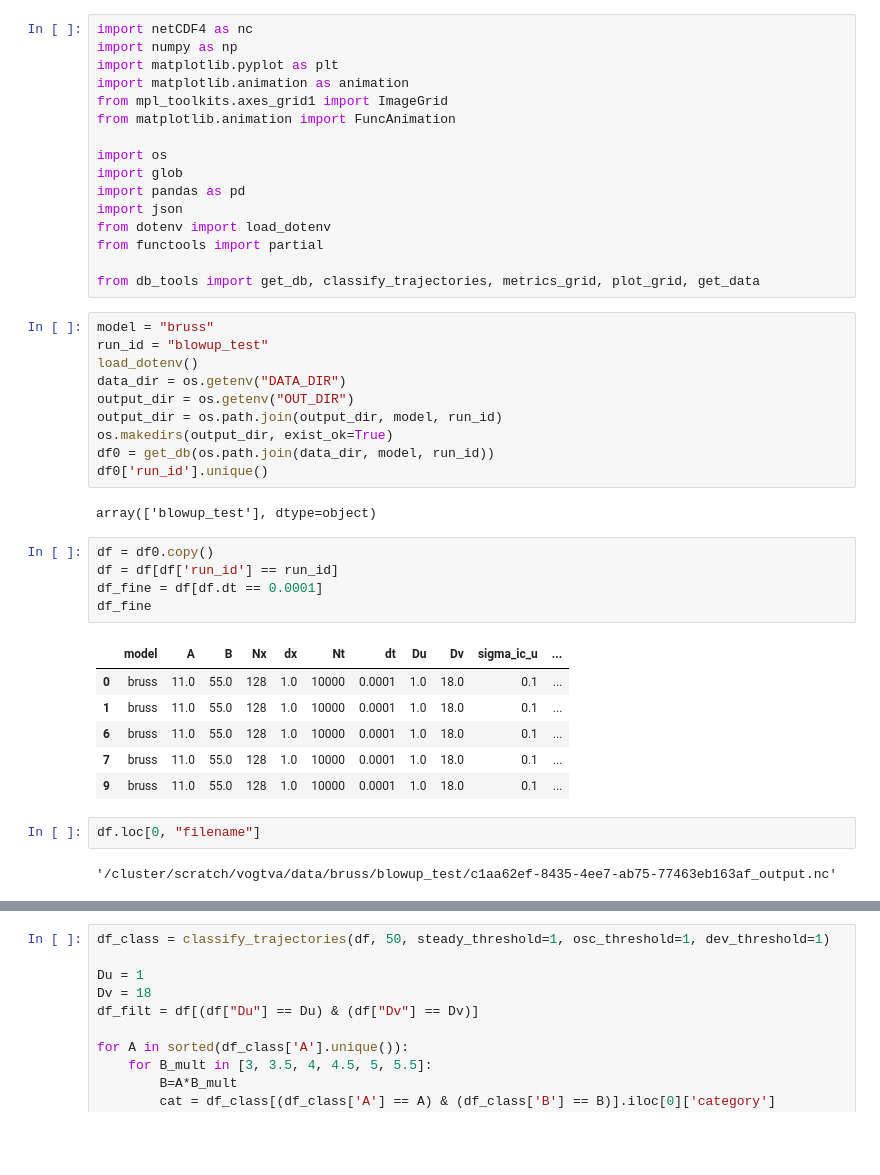
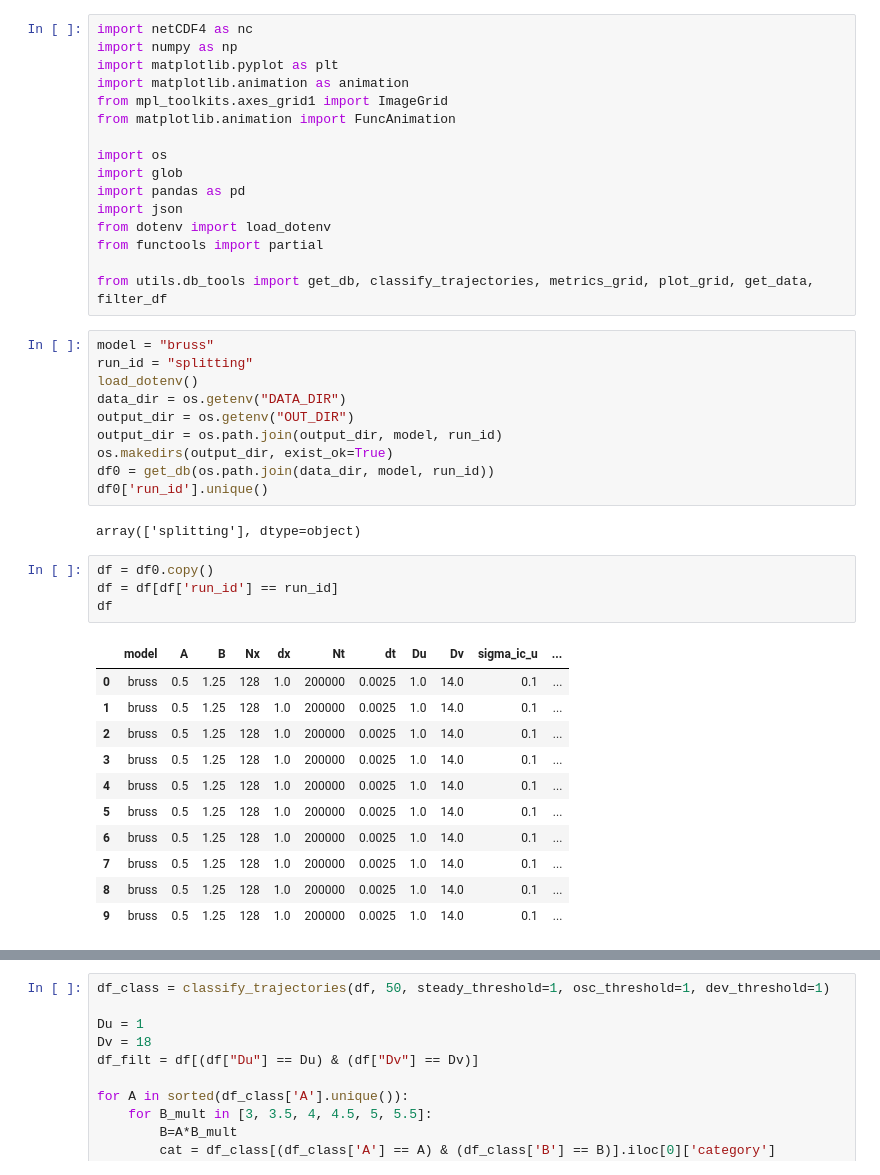
Before and after one commit to valentinvogt/pde-solvers-cuda, a Jupyter notebook: analysis/db.ipynb, the cells around one changed output, grey strips where cells are left out. Saved outputs shown, nothing was run; the diff lists cells and outputs as text; blank space fills up the shorter version.

```diff
--- a/analysis/db.ipynb
+++ b/analysis/db.ipynb
@@ -13,10 +13,10 @@ import json
 from dotenv import load_dotenv
 from functools import partial
 
-from db_tools import get_db, classify_trajectories, metrics_grid, plot_grid, get_data
+from utils.db_tools import get_db, classify_trajectories, metrics_grid, plot_grid, get_data, filter_df
 # %%
 model = "bruss"
-run_id = "blowup_test"
+run_id = "splitting"
 load_dotenv()
 data_dir = os.getenv("DATA_DIR")
 output_dir = os.getenv("OUT_DIR")
@@ -25,20 +25,20 @@ os.makedirs(output_dir, exist_ok=True)
 df0 = get_db(os.path.join(data_dir, model, run_id))
 df0['run_id'].unique()
 # %% [output]
-array(['blowup_test'], dtype=object)
+array(['splitting'], dtype=object)
 # %%
 df = df0.copy()
 df = df[df['run_id'] == run_id]
-df_fine = df[df.dt == 0.0001]
-df_fine
+df
 # %% [output]
 |  | model | A | B | Nx | dx | Nt | dt | Du | Dv | sigma_ic_u | ... |
-| 0 | bruss | 11.0 | 55.0 | 128 | 1.0 | 10000 | 0.0001 | 1.0 | 18.0 | 0.1 | ... |
-| 1 | bruss | 11.0 | 55.0 | 128 | 1.0 | 10000 | 0.0001 | 1.0 | 18.0 | 0.1 | ... |
-| 6 | bruss | 11.0 | 55.0 | 128 | 1.0 | 10000 | 0.0001 | 1.0 | 18.0 | 0.1 | ... |
-| 7 | bruss | 11.0 | 55.0 | 128 | 1.0 | 10000 | 0.0001 | 1.0 | 18.0 | 0.1 | ... |
-| 9 | bruss | 11.0 | 55.0 | 128 | 1.0 | 10000 | 0.0001 | 1.0 | 18.0 | 0.1 | ... |
+| 0 | bruss | 0.5 | 1.25 | 128 | 1.0 | 200000 | 0.0025 | 1.0 | 14.0 | 0.1 | ... |
+| 1 | bruss | 0.5 | 1.25 | 128 | 1.0 | 200000 | 0.0025 | 1.0 | 14.0 | 0.1 | ... |
+| 2 | bruss | 0.5 | 1.25 | 128 | 1.0 | 200000 | 0.0025 | 1.0 | 14.0 | 0.1 | ... |
+| 3 | bruss | 0.5 | 1.25 | 128 | 1.0 | 200000 | 0.0025 | 1.0 | 14.0 | 0.1 | ... |
+| 4 | bruss | 0.5 | 1.25 | 128 | 1.0 | 200000 | 0.0025 | 1.0 | 14.0 | 0.1 | ... |
+| 5 | bruss | 0.5 | 1.25 | 128 | 1.0 | 200000 | 0.0025 | 1.0 | 14.0 | 0.1 | ... |
+| 6 | bruss | 0.5 | 1.25 | 128 | 1.0 | 200000 | 0.0025 | 1.0 | 14.0 | 0.1 | ... |
+| 7 | bruss | 0.5 | 1.25 | 128 | 1.0 | 200000 | 0.0025 | 1.0 | 14.0 | 0.1 | ... |
+| 8 | bruss | 0.5 | 1.25 | 128 | 1.0 | 200000 | 0.0025 | 1.0 | 14.0 | 0.1 | ... |
+| 9 | bruss | 0.5 | 1.25 | 128 | 1.0 | 200000 | 0.0025 | 1.0 | 14.0 | 0.1 | ... |
-# %%
-df.loc[0, "filename"]
-# %% [output]
-'/cluster/scratch/vogtva/data/bruss/blowup_test/c1aa62ef-8435-4ee7-ab75-77463eb163af_output.nc'
```
Also changed, not shown: parts of 5 cells of this notebook, 11 other files.
